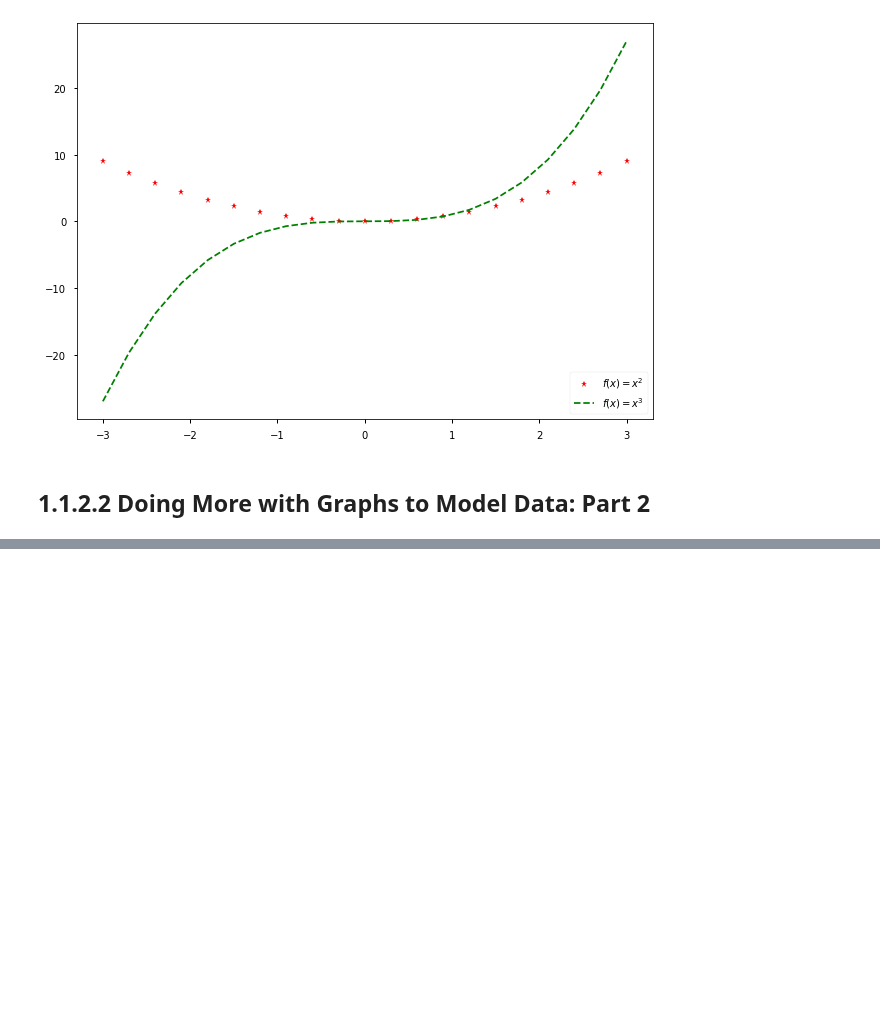
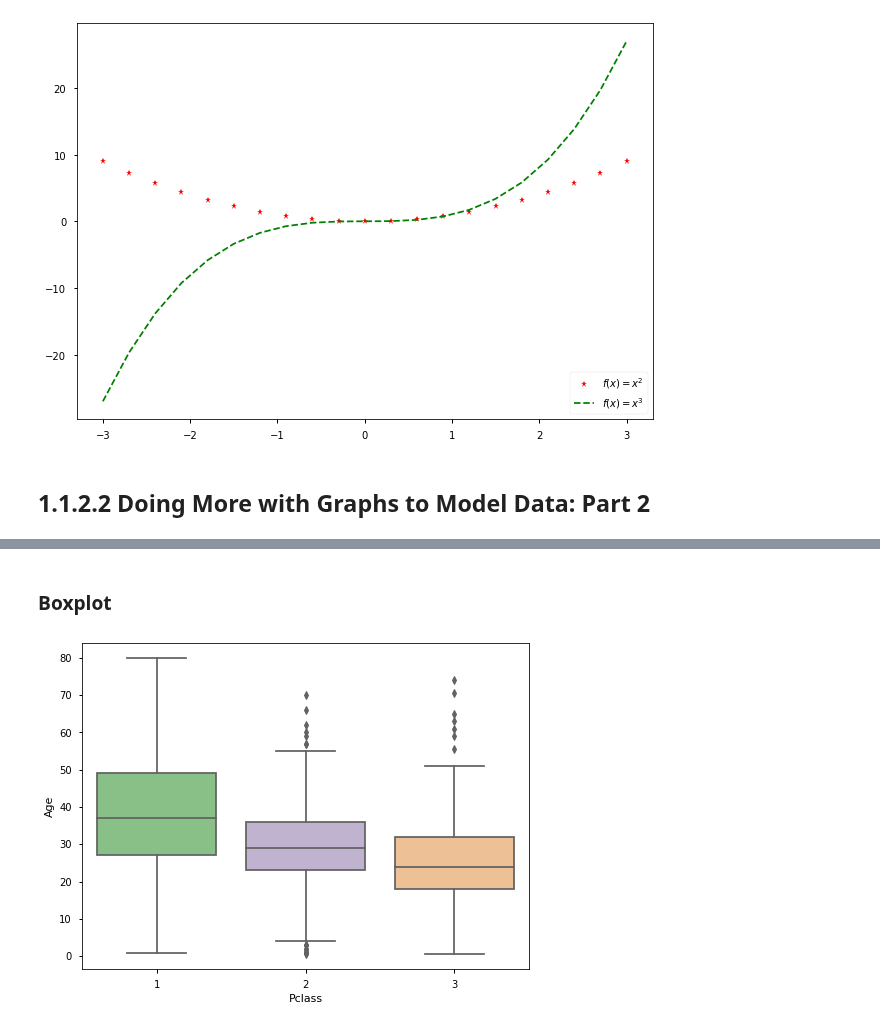
Before and after one commit to PaulToronto/Howard-University-Coursera-Linear-Algebra-For-Data-Science-Specialization, a Jupyter notebook: 1_1_2_Modeling_Data_in_Python.ipynb, the cells around one changed output, grey strips where cells are left out. Drawn from its saved outputs; the diff is of its cells as text; code cells hidden in the pictures; blank space fills up the shorter version.

```diff
--- a/1_1_2_Modeling_Data_in_Python.ipynb
+++ b/1_1_2_Modeling_Data_in_Python.ipynb
@@ -373,0 +386,7 @@ ax.legend(loc=4);
+# %% [markdown]
+### Boxplot
+# %%
+plt.figure(figsize=(8, 6))
+sns.boxplot(x='Pclass', y='Age', data=titanic, palette='Accent');
+# %% [output]
+[figure, added]
```
Also changed, not shown: parts of 3 cells of this notebook.
